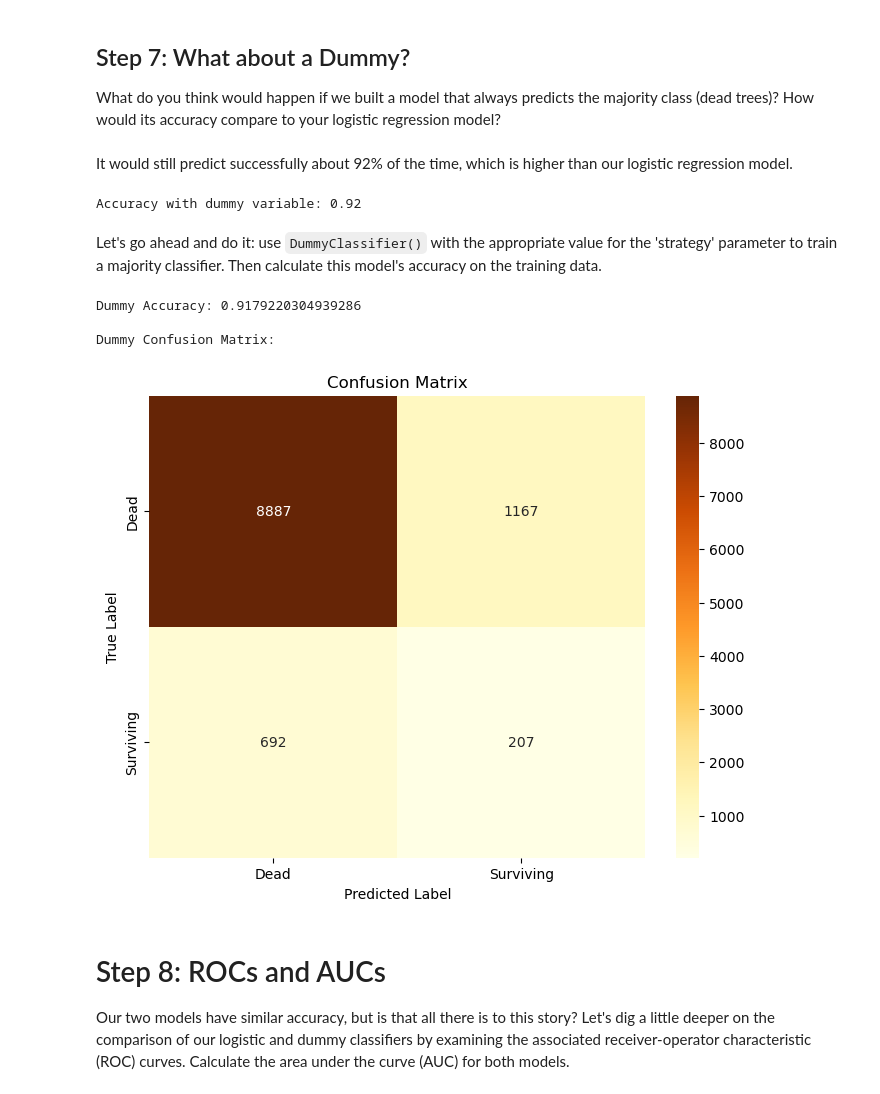
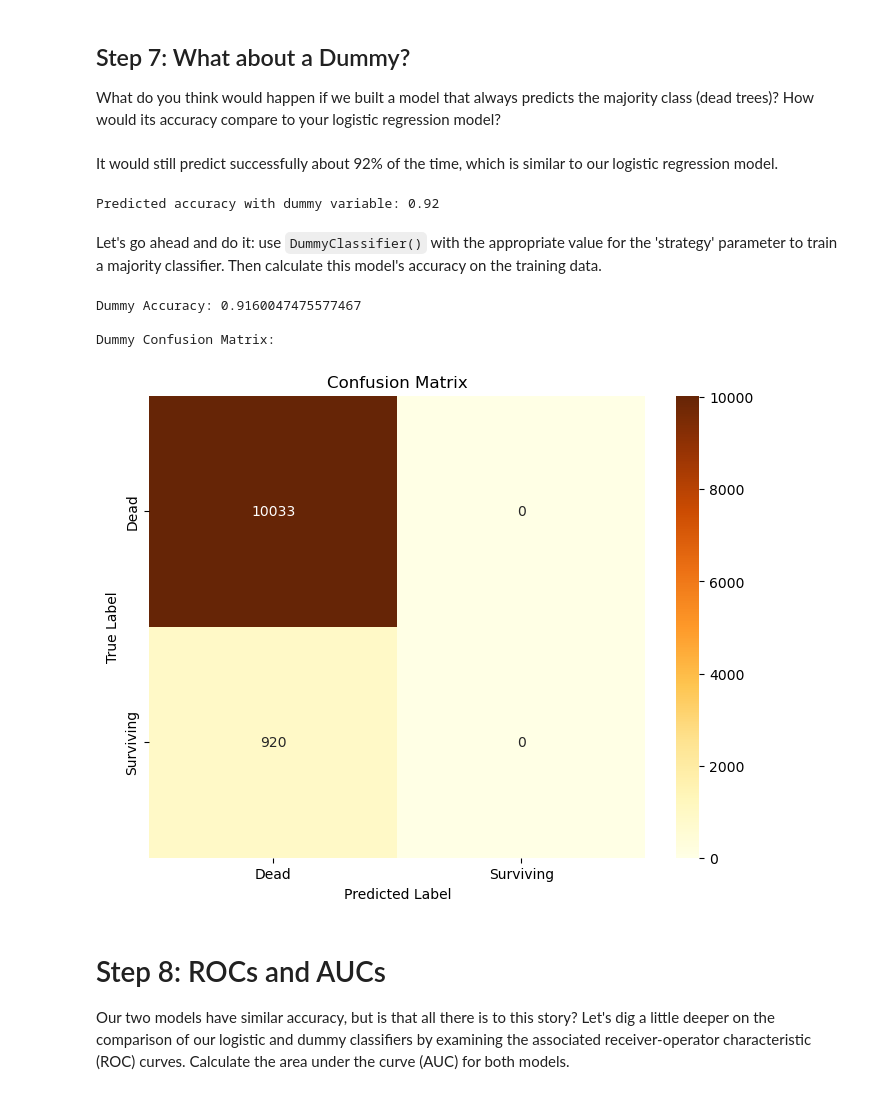
Before and after one commit to silkieMoth/EDS232-labs, a Jupyter notebook: Week3/lab3-wildfire.ipynb, the cells around one changed output. Saved outputs shown, nothing was run; the diff lists cells and outputs as text; code cells hidden in the pictures.

```diff
--- a/Week3/lab3-wildfire.ipynb
+++ b/Week3/lab3-wildfire.ipynb
@@ -205,14 +201,14 @@ plt.show()
 ## Step 7: What about a Dummy?
 What do you think would happen if we built a model that always predicts the majority class (dead trees)? How would its accuracy compare to your logistic regression model?
 # %% [markdown]
-It would still predict successfully about 92% of the time, which is higher than our logistic regression model.
+It would still predict successfully about 92% of the time, which is similar to our logistic regression model.
 # %%
-# calculate accuracy of dummy variable
+# calculate predicted accuracy of dummy variable
 dummy_acc = len(trees_dat_num[trees_dat_num['yr1status'] == 0]) / len(trees_dat_num['yr1status'])
 
-print(f'Accuracy with dummy variable: {dummy_acc:.2f}')
+print(f'Predicted accuracy with dummy variable: {dummy_acc:.2f}')
 # %% [output]
-Accuracy with dummy variable: 0.92
+Predicted accuracy with dummy variable: 0.92
 # %% [markdown]
 Let's go ahead and do it: use `DummyClassifier()` with the appropriate value for the 'strategy' parameter to train a majority classifier.  Then calculate this model's accuracy on the training data.
 # %%
@@ -225,36 +221,36 @@ dum_y_pred_test = dummy.predict(x_test_scaled)
 # init confusion matrix
 cm_dummy = confusion_matrix(y_test, dum_y_pred_test)
 
 # assign values
 TP = cm_dummy[1,1] # true positive
 TN = cm_dummy[0,0] # true negative
 FP = cm_dummy[0,1] # false positive
 FN = cm_dummy[1,0] # false negative
 
 # calculate model accuracy
 dum_accuracy = (TN + TP)/(TP + TN + FP + FN)
 
 # Print accuracy and confusion matrix results
 print(f"Dummy Accuracy: {dum_accuracy}")
 print("\nDummy Confusion Matrix:")
 
 # Plot confusion matrix
 plt.figure(figsize = (8,6))
-sns.heatmap(cm_test,
+sns.heatmap(cm_dummy,
             fmt = 'd', # specify whole integer format for value labels
             cmap = sns.color_palette("YlOrBr", as_cmap=True),
             annot = True,
             xticklabels = ['Dead', 'Surviving'],
             yticklabels = ['Dead', 'Surviving'])
 plt.title('Confusion Matrix')
 plt.ylabel('True Label')
 plt.xlabel('Predicted Label')
 plt.show()
 # %% [output]
-Dummy Accuracy: 0.9179220304939286
+Dummy Accuracy: 0.9160047475577467
 
 Dummy Confusion Matrix:
-[figure, old version]
+[figure, new version]
 # %% [markdown]
 # Step 8: ROCs and AUCs
 Our two models have similar accuracy, but is that all there is to this story?  Let's dig a little deeper on the comparison of our logistic and dummy classifiers by examining the associated receiver-operator characteristic (ROC) curves. Calculate the area under the curve (AUC) for both models.
```
Also changed, not shown: parts of 9 cells of this notebook.
